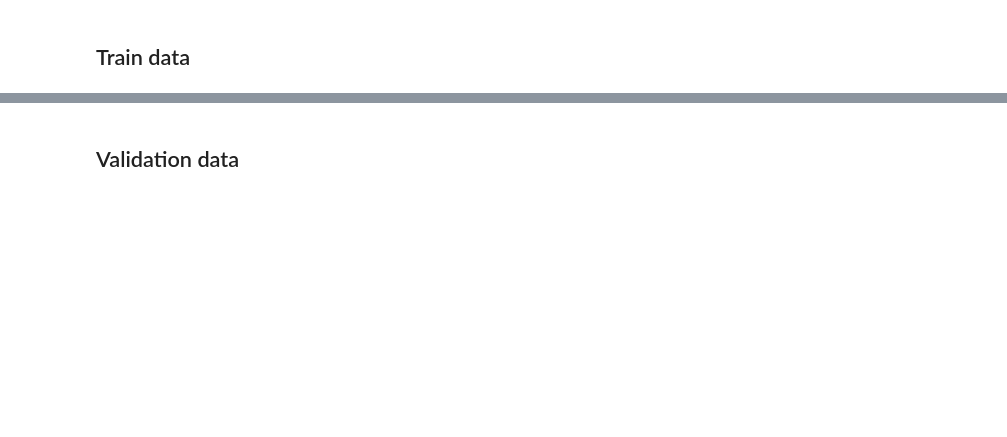
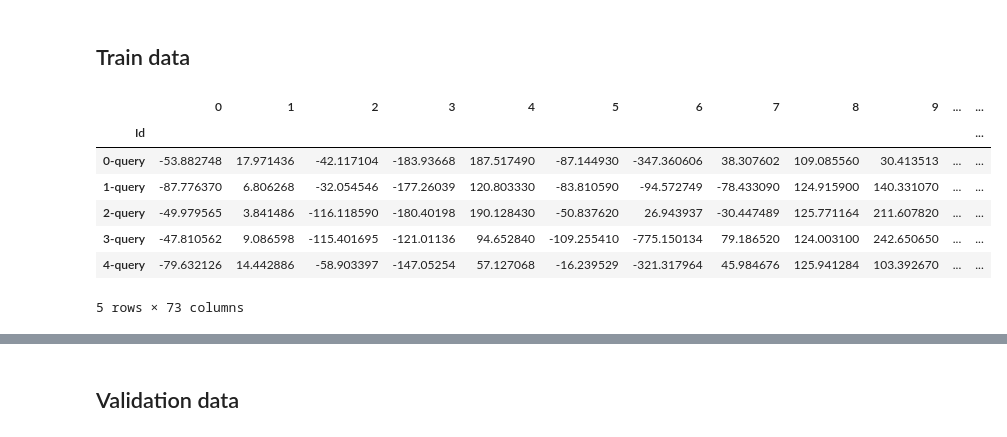
Before and after one commit to raphael12/Matching, a Jupyter notebook: Matching.ipynb, the cells around one changed output, grey strips where cells are left out. Drawn from its saved outputs; the diff is of its cells as text; code cells hidden in the pictures; blank space fills up the shorter version.

```diff
--- a/Matching.ipynb
+++ b/Matching.ipynb
@@ -78,6 +78,17 @@ skim(df_base)
 ╰────────────────────────────────────────────────────── End ──────────────────────────────────────────────────────╯
 # %% [markdown]
 ## Train data
+# %%
+df_train.head()
+# %% [output]
+|  | 0 | 1 | 2 | 3 | 4 | 5 | 6 | 7 | 8 | 9 | ... | ... |
+| Id |  |  |  |  |  |  |  |  |  |  |  | ... |
+| 0-query | -53.882748 | 17.971436 | -42.117104 | -183.93668 | 187.517490 | -87.144930 | -347.360606 | 38.307602 | 109.085560 | 30.413513 | ... | ... |
+| 1-query | -87.776370 | 6.806268 | -32.054546 | -177.26039 | 120.803330 | -83.810590 | -94.572749 | -78.433090 | 124.915900 | 140.331070 | ... | ... |
+| 2-query | -49.979565 | 3.841486 | -116.118590 | -180.40198 | 190.128430 | -50.837620 | 26.943937 | -30.447489 | 125.771164 | 211.607820 | ... | ... |
+| 3-query | -47.810562 | 9.086598 | -115.401695 | -121.01136 | 94.652840 | -109.255410 | -775.150134 | 79.186520 | 124.003100 | 242.650650 | ... | ... |
+| 4-query | -79.632126 | 14.442886 | -58.903397 | -147.05254 | 57.127068 | -16.239529 | -321.317964 | 45.984676 | 125.941284 | 103.392670 | ... | ... |
+5 rows × 73 columns
 # %%
 skim(df_train)
 # %% [output]
```
Also changed, not shown: parts of 29 cells of this notebook.
